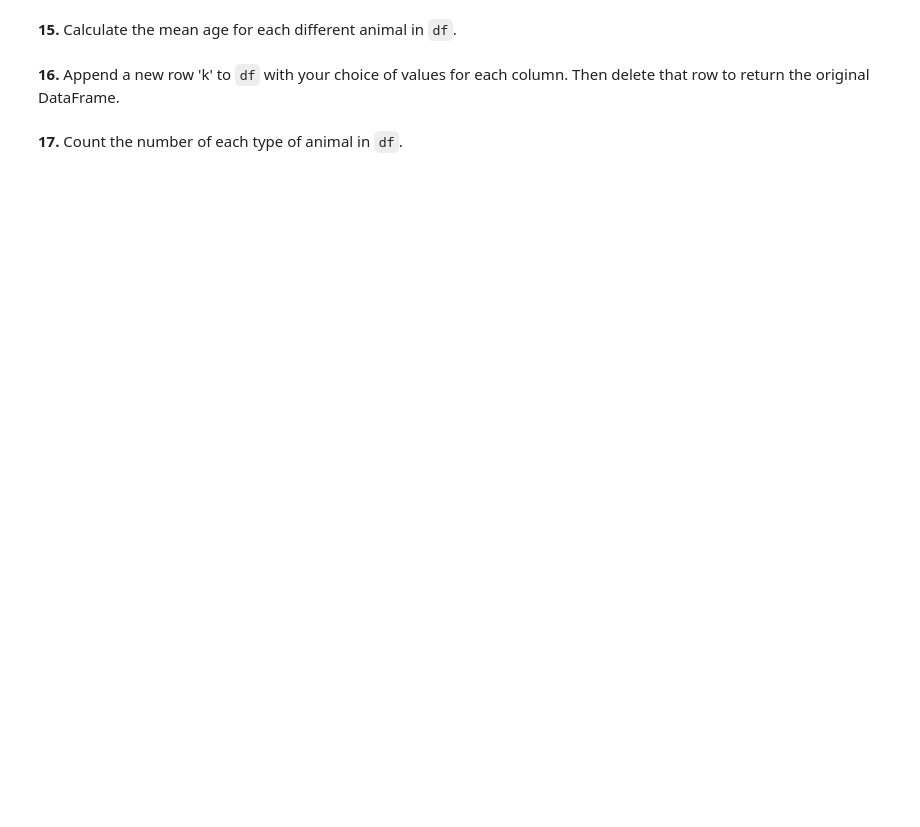
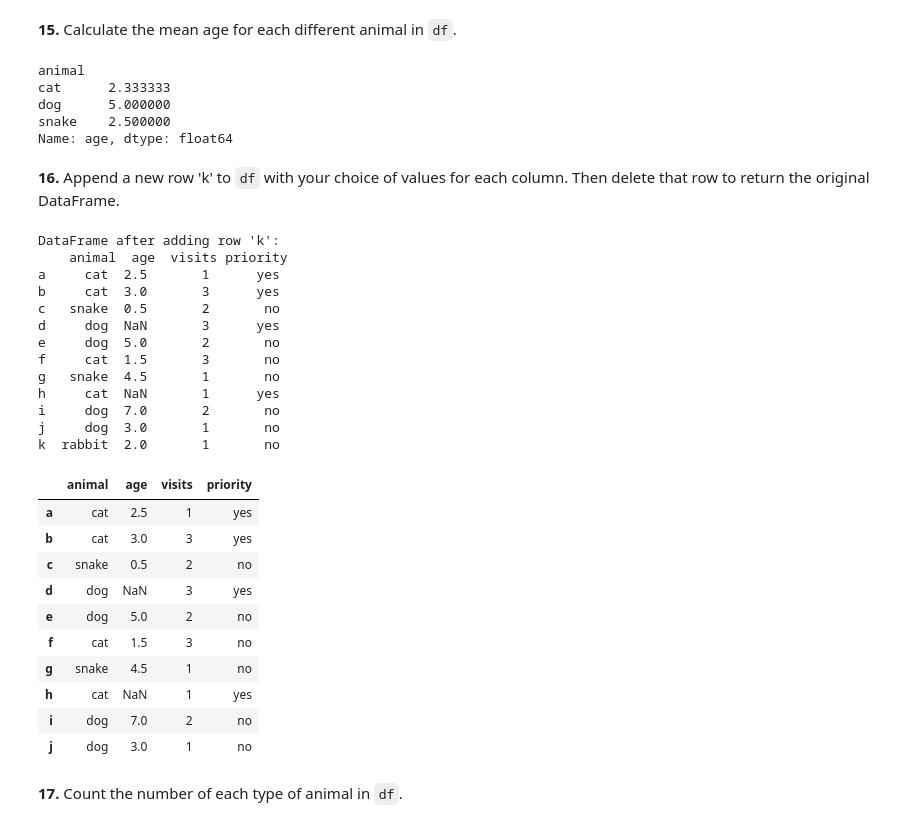
Before and after one commit to DECTEN0/100-pandas-puzzles, a Jupyter notebook: 100-pandas-puzzles.ipynb, the cells around one changed output. Drawn from its saved outputs; the diff is of its cells as text; code cells hidden in the pictures; blank space fills up the shorter version.

```diff
--- a/100-pandas-puzzles.ipynb
+++ b/100-pandas-puzzles.ipynb
@@ -129,6 +232,44 @@ df.describe()
 # %% [markdown]
 **15.** Calculate the mean age for each different animal in `df`.
+# %%
+grouped_animals = df.groupby("animal")["age"].mean()
+print(grouped_animals)
+# %% [output]
+animal
+cat      2.333333
+dog      5.000000
+snake    2.500000
+Name: age, dtype: float64
 # %% [markdown]
 **16.** Append a new row 'k' to `df` with your choice of values for each column. Then delete that row to return the original DataFrame.
+# %%
+df.loc["k"] = ["rabbit", 2, 1, "no"]
+print("DataFrame after adding row 'k':\n", df)
+df.drop("k")
+# %% [output]
+DataFrame after adding row 'k':
+    animal  age  visits priority
+a     cat  2.5       1      yes
+b     cat  3.0       3      yes
+c   snake  0.5       2       no
+d     dog  NaN       3      yes
+e     dog  5.0       2       no
+f     cat  1.5       3       no
+g   snake  4.5       1       no
+h     cat  NaN       1      yes
+i     dog  7.0       2       no
+j     dog  3.0       1       no
+k  rabbit  2.0       1       no
+|  | animal | age | visits | priority |
+| a | cat | 2.5 | 1 | yes |
+| b | cat | 3.0 | 3 | yes |
+| c | snake | 0.5 | 2 | no |
+| d | dog | NaN | 3 | yes |
+| e | dog | 5.0 | 2 | no |
+| f | cat | 1.5 | 3 | no |
+| g | snake | 4.5 | 1 | no |
+| h | cat | NaN | 1 | yes |
+| i | dog | 7.0 | 2 | no |
+| j | dog | 3.0 | 1 | no |
 # %% [markdown]
 **17.** Count the number of each type of animal in `df`.
```
Also changed, not shown: parts of 16 cells of this notebook.
